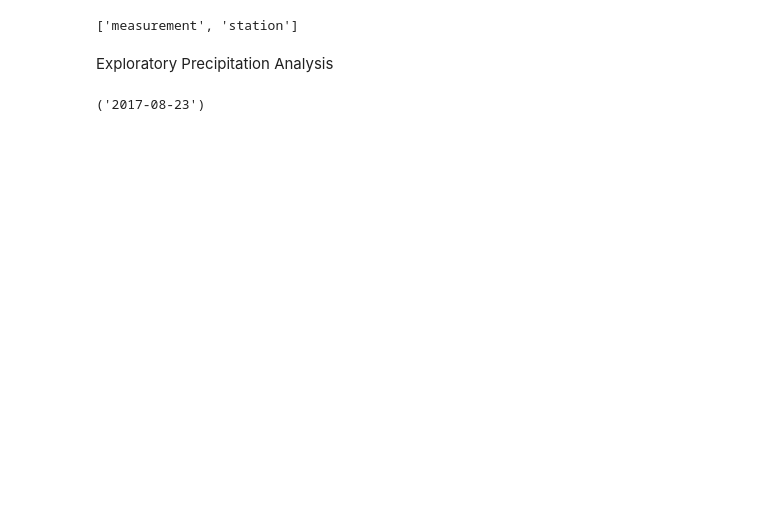
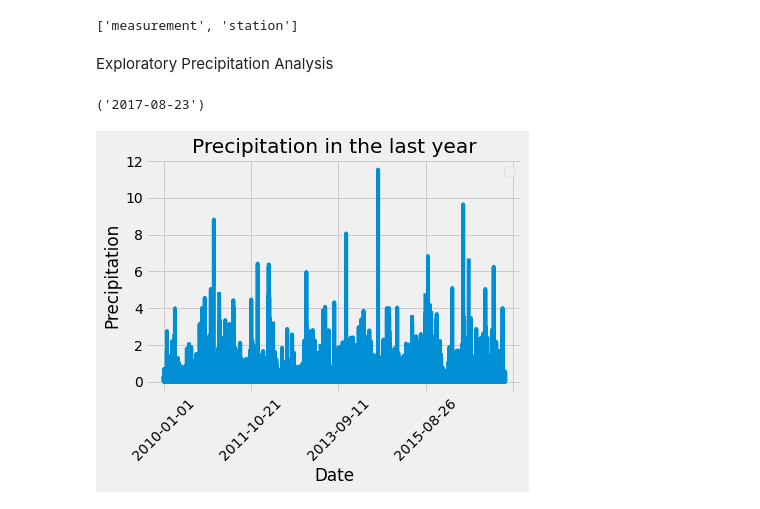
Before and after one commit to Munseaux/sqlalchemy-challenge, a Jupyter notebook: climate.ipynb, the cells around one changed output. Saved outputs shown, nothing was run; the diff lists cells and outputs as text; code cells hidden in the pictures; blank space fills up the shorter version.

Commit message:
working solutions to data and also partially running flask app

```diff
--- a/climate.ipynb
+++ b/climate.ipynb
@@ -39,19 +39,30 @@ date
 # %%
 # Design a query to retrieve the last 12 months of precipitation data and plot the results.
 # Starting from the most recent data point in the database.
+end_date = dt.date(2017,8,23)
+start_date = end_date - dt.timedelta(days=365)
 
-twelve_months = session.query(mesaurement).order_by(mesaurement.date.desc()).
 
 # Calculate the date one year from the last date in data set.
+twelve_months = session.query(mesaurement).order_by(mesaurement.date.desc()).filter(mesaurement.date >= start_date).all()
 
 
 # Perform a query to retrieve the data and precipitation scores
-
+precip = session.query(mesaurement.date, mesaurement.prcp)
 
 # Save the query results as a Pandas DataFrame and set the index to the date column
-
+precip_df = pd.DataFrame(precip, columns=['Date', 'Precipitation']).set_index('Date')
 
 # Sort the dataframe by date
 
+precip_df.sort_values('Date', inplace=True)
 
 # Use Pandas Plotting with Matplotlib to plot the data
+precip_df.plot()
+plt.xticks(rotation=45)
+plt.title('Precipitation in the last year')
+plt.ylabel("Precipitation")
+plt.legend("")
+plt.show()
+# %% [output]
+[figure, added]
```
Also changed, not shown: parts of 8 cells of this notebook, 3 other files.
